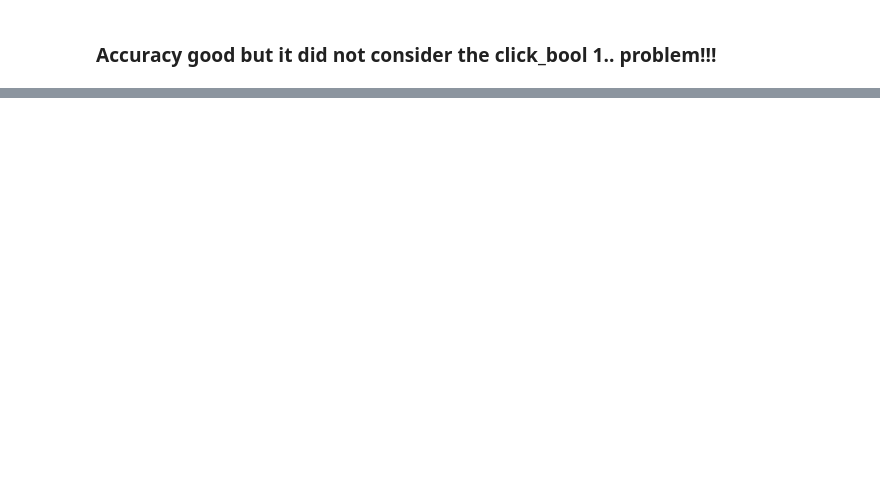
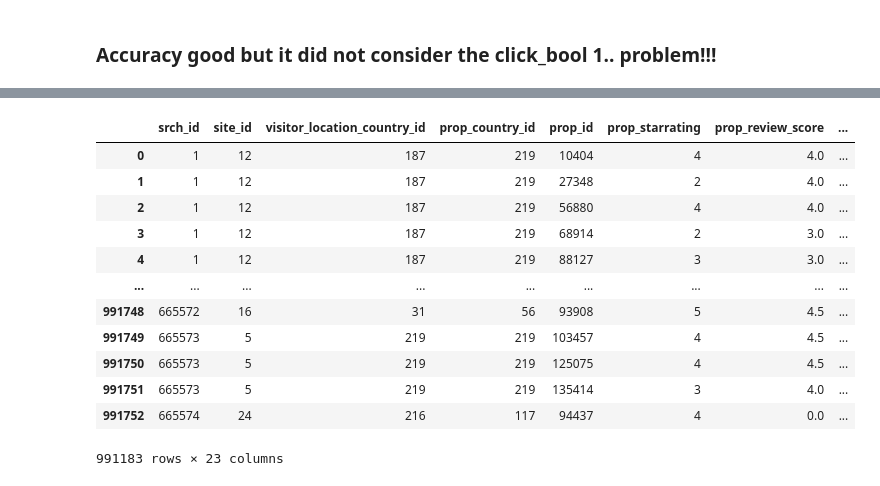
Before and after one commit to silencedsre/Click-Through-Rate, a Jupyter notebook: notebooks/Analysis From Sampled.ipynb, the cells around one changed output, grey strips where cells are left out. Saved outputs shown, nothing was run; the diff lists cells and outputs as text; code cells hidden in the pictures; blank space fills up the shorter version.

```diff
--- a/notebooks/Analysis From Sampled.ipynb
+++ b/notebooks/Analysis From Sampled.ipynb
@@ -175,7 +175,7 @@ Name: prop_review_score, Length: 991753, dtype: float64
 #         return num_str
 # abc = df['prop_review_score'].map(custom_func)
 # %%
-df['prop_review_score'].fillna((df['prop_review_score'].mean()), inplace=True)
+df['prop_review_score'].fillna((df['prop_review_score'].median()), inplace=True)
 # %%
 df.head()
 # %% [output]
@@ -518,0 +498,16 @@ weighted avg       0.94      0.64      0.74    327091
+# %%
+data
+# %% [output]
+|  | srch_id | site_id | visitor_location_country_id | prop_country_id | prop_id | prop_starrating | prop_review_score | ... |
+| 0 | 1 | 12 | 187 | 219 | 10404 | 4 | 4.0 | ... |
+| 1 | 1 | 12 | 187 | 219 | 27348 | 2 | 4.0 | ... |
+| 2 | 1 | 12 | 187 | 219 | 56880 | 4 | 4.0 | ... |
+| 3 | 1 | 12 | 187 | 219 | 68914 | 2 | 3.0 | ... |
+| 4 | 1 | 12 | 187 | 219 | 88127 | 3 | 3.0 | ... |
+| ... | ... | ... | ... | ... | ... | ... | ... | ... |
+| 991748 | 665572 | 16 | 31 | 56 | 93908 | 5 | 4.5 | ... |
+| 991749 | 665573 | 5 | 219 | 219 | 103457 | 4 | 4.5 | ... |
+| 991750 | 665573 | 5 | 219 | 219 | 125075 | 4 | 4.5 | ... |
+| 991751 | 665573 | 5 | 219 | 219 | 135414 | 3 | 4.0 | ... |
+| 991752 | 665574 | 24 | 216 | 117 | 94437 | 4 | 0.0 | ... |
+991183 rows × 23 columns
```
Also changed, not shown: parts of 15 cells of this notebook.
